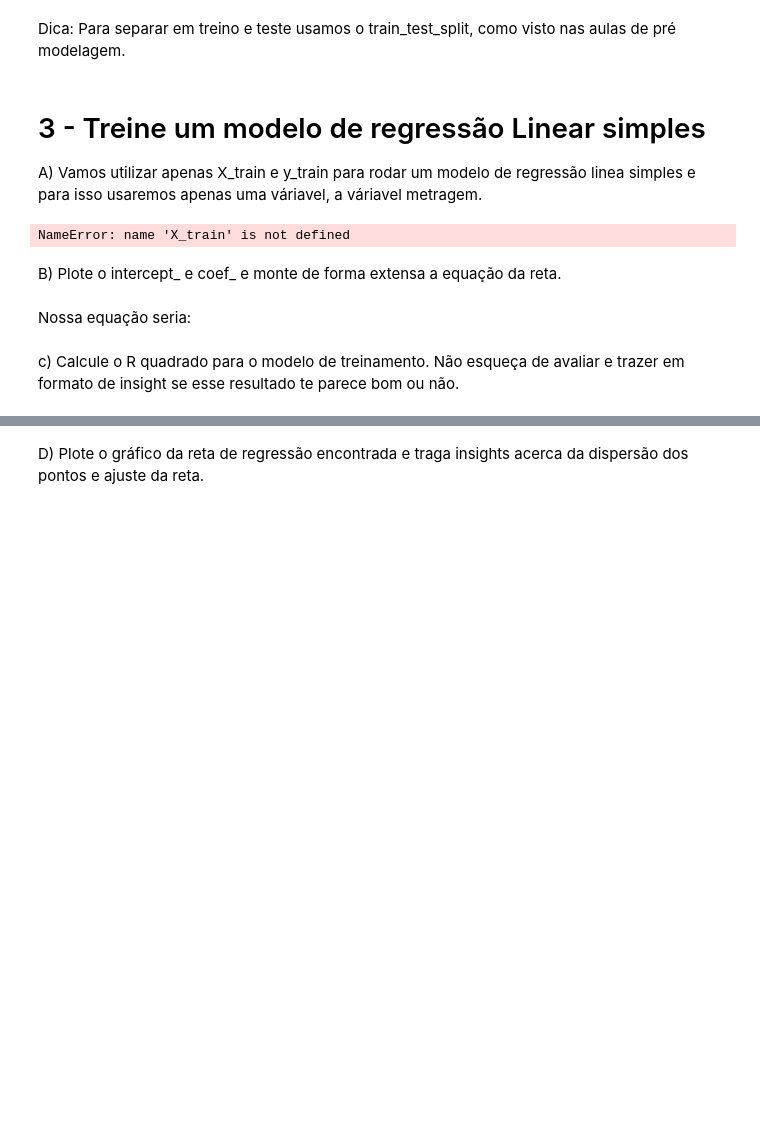
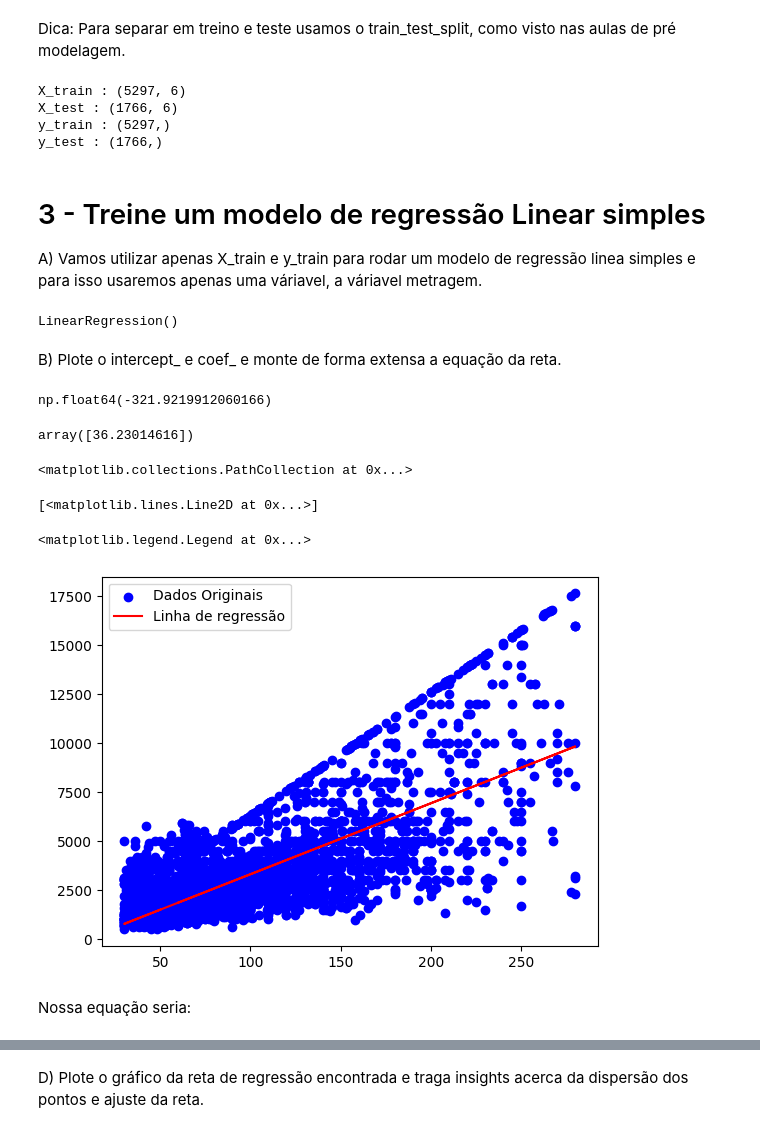
Before and after one commit to MiguellMAC/EBAC.DATA_SCIENCE, a Jupyter notebook: Atividade_Cap18/Profissao Cientista de Dados M18 Pratique.ipynb, the cells around one changed output, grey strips where cells are left out. Drawn from its saved outputs; the diff is of its cells as text; code cells hidden in the pictures; blank space fills up the shorter version.

```diff
--- a/Atividade_Cap18/Profissao Cientista de Dados M18 Pratique.ipynb
+++ b/Atividade_Cap18/Profissao Cientista de Dados M18 Pratique.ipynb
@@ -649,3 +653,8 @@ Text(0.5, 1.0, 'Matriz de Correlação')
+# %%
+# Vou retirar as colunas que foram criadas para facilitar a análise
+
+df = df.drop(['Valor_Aluguel_Original'], axis=1)
+df = df.drop(['Espaco_Util'], axis=1)
 # %% [markdown]
 
 B) Durante a aula, por nossa base ser pequena e demonstrativa não realizamos a separação de treino e teste, porém para as atividades do dia dia temos que fazer, nesse exercício separe treino e teste.
@@ -661,3 +668,22 @@ Dica: Para separar em treino e teste usamos o train_test_split, como visto nas a
+# %%
+# Separando em train e test
+
+X_train, X_test, y_train, y_test = train_test_split(X, y, test_size=0.25, random_state=48)
+
+# Verificando se o shape ficou correto
+
+def Tamanho (x, y):
+    print(x, ':', y.shape)
+
+Tamanho('X_train', X_train)
+Tamanho('X_test', X_test)
+Tamanho('y_train', y_train)
+Tamanho('y_test', y_test)
+# %% [output]
+X_train : (5297, 6)
+X_test : (1766, 6)
+y_train : (5297,)
+y_test : (1766,)
 # %% [markdown]
 # 3 - Treine um modelo de regressão Linear simples
 
@@ -665,6 +691,3 @@ A) Vamos utilizar apenas X_train e y_train para rodar um modelo de regressão li
 # %%
 X = X_train[['Metragem']]  # Variável independente (características)
 y = y_train  # Variável dependente (rótulo)
-# se você deu um nome diferente para x train e y train, altere no código.
-# %% [output]
-NameError: name 'X_train' is not defined
@@ -673,2 +694,10 @@ NameError: name 'X_train' is not defined
+# %%
+# Agora vou criar e aplicar o modelo
+
+Regre_Metragem = LinearRegression() # Criação
+
+Regre_Metragem.fit(X, y) # Usando .fit para ele aprender
+# %% [output]
+LinearRegression()
 # %% [markdown]
 B) Plote o intercept_ e coef_ e monte de forma extensa a equação da reta.
@@ -677,4 +704,23 @@ B) Plote o intercept_ e coef_ e monte de forma extensa a equação da reta.
+# %%
+# Vou fazer as verificações
+
+Regre_Metragem.intercept_
+
+Regre_Metragem.coef_
+
+# A equação da reta seria:
+
+'''
+f(x) = 36.23 . x + (-321.92)
+ou
+Aluguel_Alvo = 36.23 . Metragem + (-321.92)
+'''
+# %% [output]
+np.float64(-321.9219912060166)
+array([36.23014616])
+<matplotlib.collections.PathCollection at 0x...>
+[<matplotlib.lines.Line2D at 0x...>]
+<matplotlib.legend.Legend at 0x...>
+[figure, added]
 # %% [markdown]
 Nossa equação seria:
-# %% [markdown]
-c) Calcule o R quadrado para o modelo de treinamento. Não esqueça de avaliar e trazer em formato de insight se esse resultado te parece bom ou não.
```
Also changed, not shown: parts of 15 cells of this notebook.
